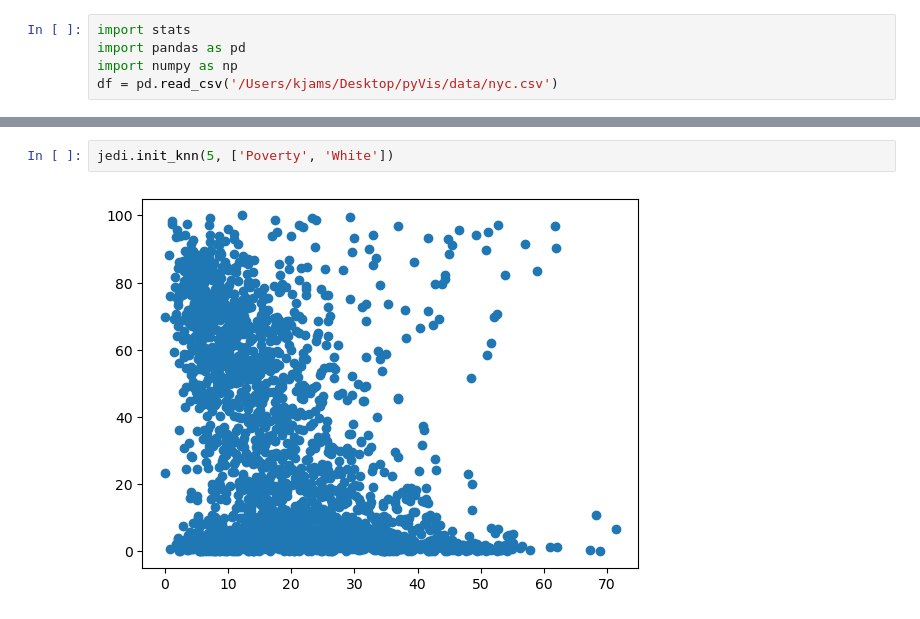
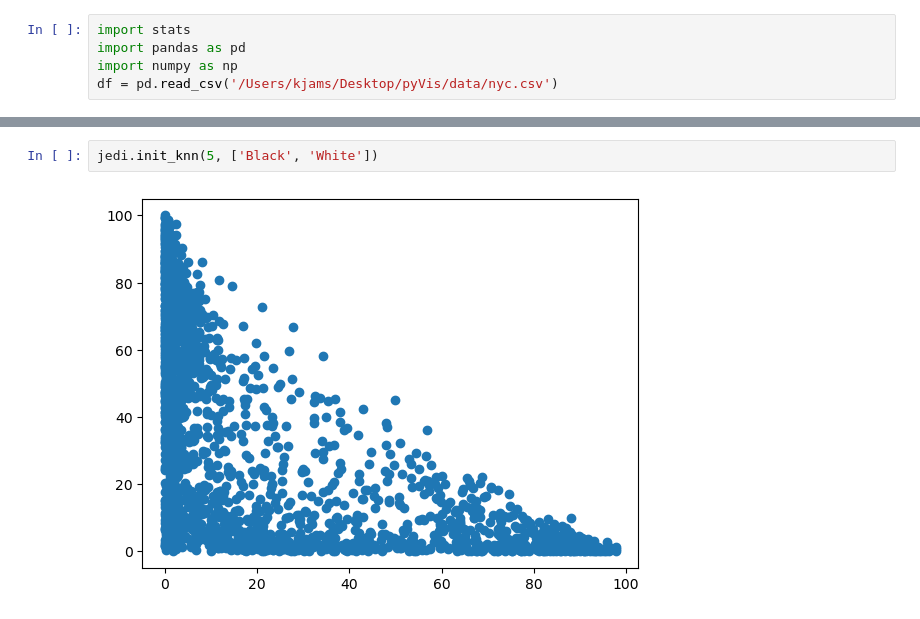
Before and after one commit to LilaShiba/stats_py_ai_ml, a Jupyter notebook: math_for_viz_model.ipynb, the cells around one changed output, grey strips where cells are left out. Saved outputs shown, nothing was run; the diff lists cells and outputs as text.

```diff
--- a/math_for_viz_model.ipynb
+++ b/math_for_viz_model.ipynb
@@ -18,9 +18,9 @@ print(df['Poverty'].corr(df['Income']))
 -0.7351623386625888
 -0.7328779003408963
 # %%
-jedi.init_knn(5, ['Poverty', 'White'])
+jedi.init_knn(5, ['Black', 'White'])
 # %% [output]
-[figure, old version]
+[figure, new version]
 # %%
 print(jedi.adjList[0])
 node = jedi.adjList[0]
```
Also changed, not shown: parts of 7 cells of this notebook, 1 other file.
